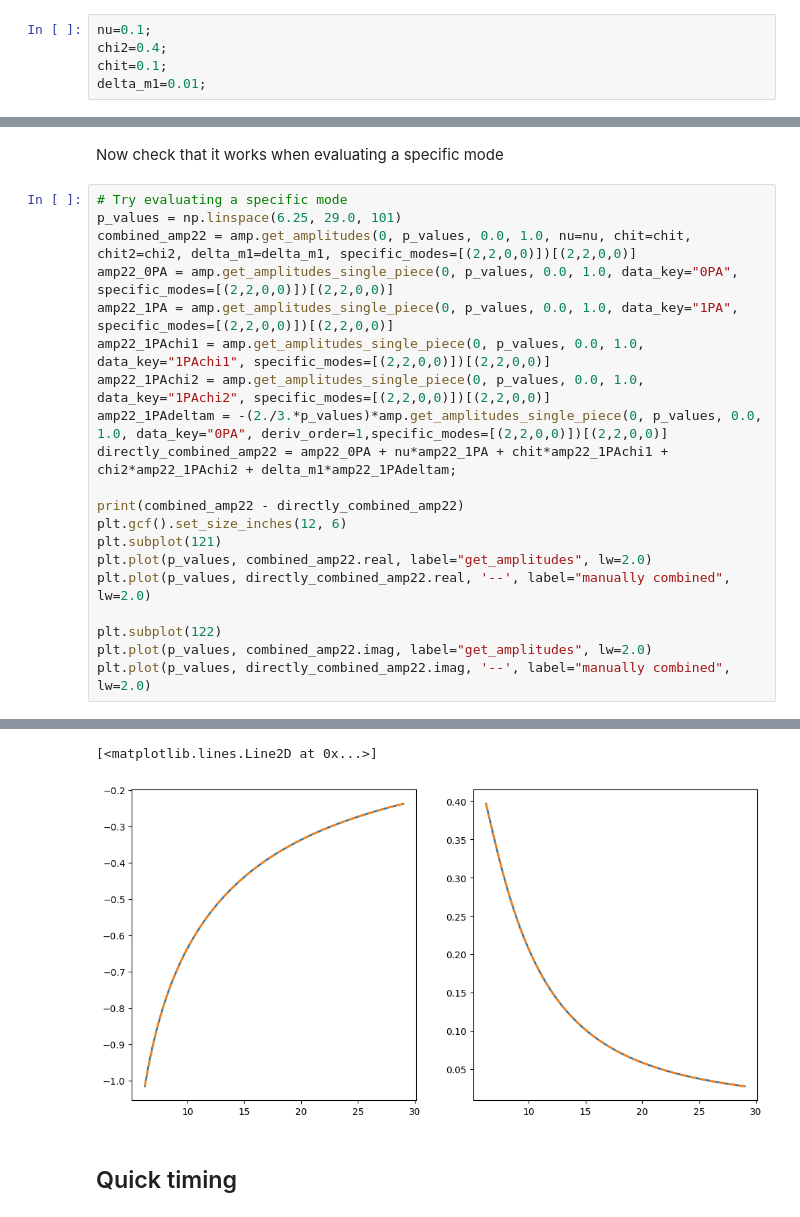
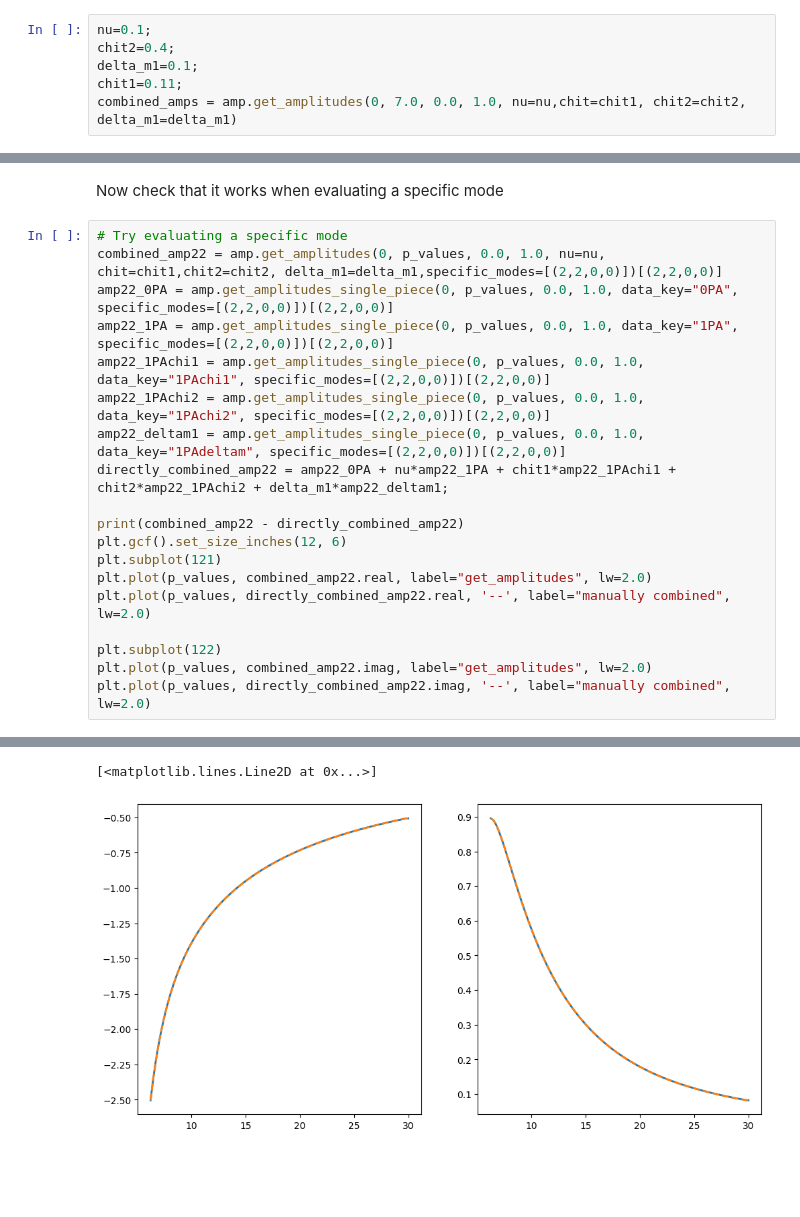
Before and after one commit to joshbmat/Few_1PAT1R_Scripts, a Jupyter notebook: AmplitudeModule/test-1PA-amps2.ipynb, the cells around one changed output, grey strips where cells are left out. Saved outputs shown, nothing was run; the diff lists cells and outputs as text; blank space fills up the shorter version.

```diff
--- a/AmplitudeModule/test-1PA-amps2.ipynb
+++ b/AmplitudeModule/test-1PA-amps2.ipynb
@@ -189,7 +168,8 @@ plt.legend()
 Return the combined 1PA amplitude and check it agrees with a manually combined result.
 # %%
 nu=0.1;
-chi2=0.4;
-chit=0.1;
-delta_m1=0.01;
+chit2=0.4;
+delta_m1=0.1;
+chit1=0.11;
+combined_amps = amp.get_amplitudes(0, 7.0, 0.0, 1.0, nu=nu,chit=chit1, chit2=chit2, delta_m1=delta_m1)
 # %%
@@ -209,14 +188,13 @@ print(directly_combined_amps-combined_amps)
 Now check that it works when evaluating a specific mode
 # %%
 # Try evaluating a specific mode
-p_values = np.linspace(6.25, 29.0, 101)
-combined_amp22 = amp.get_amplitudes(0, p_values, 0.0, 1.0, nu=nu, chit=chit, chit2=chi2, delta_m1=delta_m1, specific_modes=[(2,2,0,0)])[(2,2,0,0)]
+combined_amp22 = amp.get_amplitudes(0, p_values, 0.0, 1.0, nu=nu, chit=chit1,chit2=chit2, delta_m1=delta_m1,specific_modes=[(2,2,0,0)])[(2,2,0,0)]
 amp22_0PA = amp.get_amplitudes_single_piece(0, p_values, 0.0, 1.0, data_key="0PA", specific_modes=[(2,2,0,0)])[(2,2,0,0)]
 amp22_1PA = amp.get_amplitudes_single_piece(0, p_values, 0.0, 1.0, data_key="1PA", specific_modes=[(2,2,0,0)])[(2,2,0,0)]
 amp22_1PAchi1 = amp.get_amplitudes_single_piece(0, p_values, 0.0, 1.0, data_key="1PAchi1", specific_modes=[(2,2,0,0)])[(2,2,0,0)]
 amp22_1PAchi2 = amp.get_amplitudes_single_piece(0, p_values, 0.0, 1.0, data_key="1PAchi2", specific_modes=[(2,2,0,0)])[(2,2,0,0)]
-amp22_1PAdeltam = -(2./3.*p_values)*amp.get_amplitudes_single_piece(0, p_values, 0.0, 1.0, data_key="0PA", deriv_order=1,specific_modes=[(2,2,0,0)])[(2,2,0,0)]
-directly_combined_amp22 = amp22_0PA + nu*amp22_1PA + chit*amp22_1PAchi1 + chi2*amp22_1PAchi2 + delta_m1*amp22_1PAdeltam;
+amp22_deltam1 = amp.get_amplitudes_single_piece(0, p_values, 0.0, 1.0, data_key="1PAdeltam", specific_modes=[(2,2,0,0)])[(2,2,0,0)]
+directly_combined_amp22 = amp22_0PA + nu*amp22_1PA + chit1*amp22_1PAchi1 + chit2*amp22_1PAchi2 + delta_m1*amp22_deltam1;
 
 print(combined_amp22 - directly_combined_amp22)
 plt.gcf().set_size_inches(12, 6)
@@ -242,4 +219,2 @@ plt.plot(p_values, directly_combined_amp22.imag, '--', label="manually combined"
 [<matplotlib.lines.Line2D at 0x...>]
-[figure, old version]
+[figure, new version]
-# %% [markdown]
-## Quick timing
```
Also changed, not shown: parts of 9 cells of this notebook.
